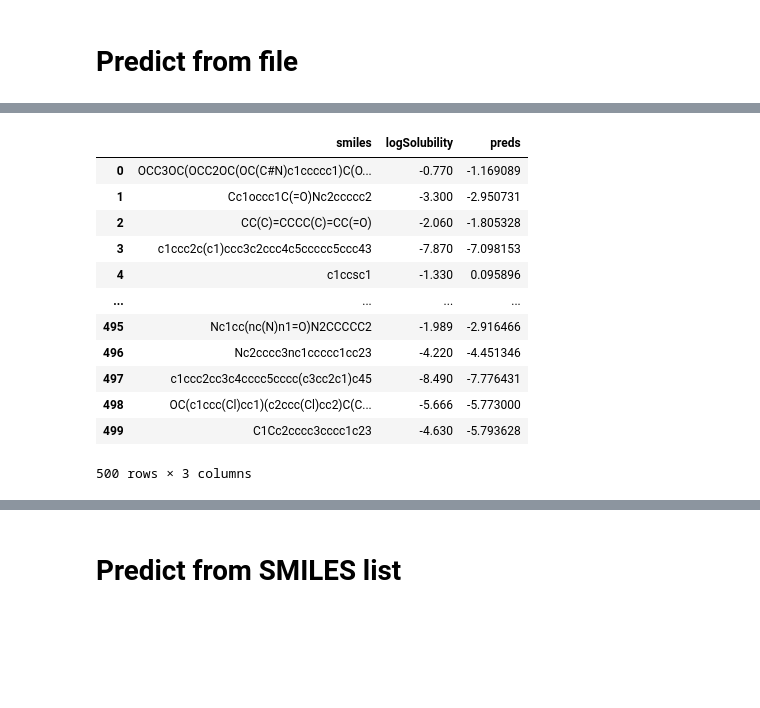
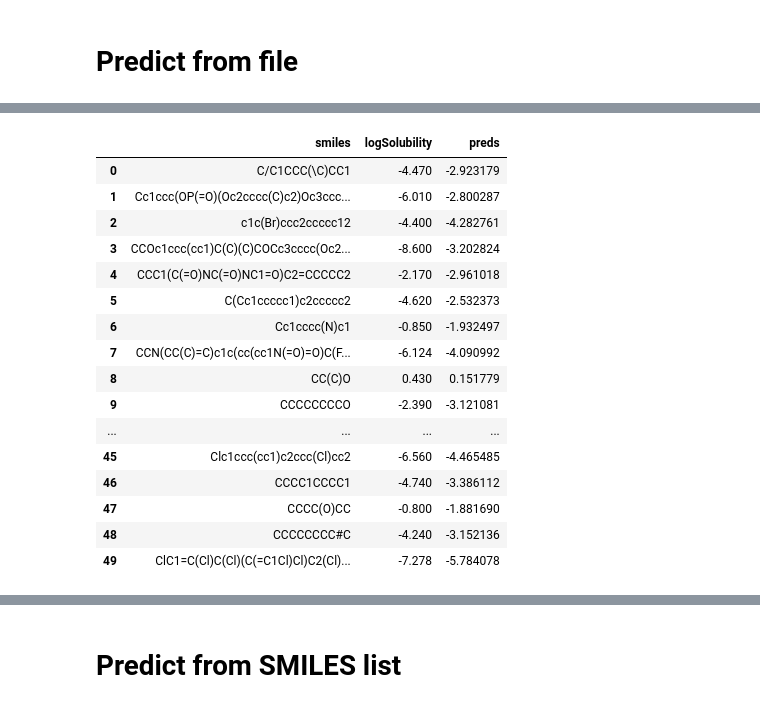
Before and after one commit to chemprop/chemprop, a Jupyter notebook: colab_demo.ipynb, the cells around one changed output, grey strips where cells are left out. Cells and saved outputs as stored; diff of their text form; code cells hidden in the pictures; blank space fills up the shorter version.

```diff
--- a/colab_demo.ipynb
+++ b/colab_demo.ipynb
@@ -73,9 +111,9 @@ Elapsed time = 0:00:21
 # Predict from file
 # %%
 arguments = [
-    '--test_path', 'tests/data/regression.csv',
-    '--preds_path', 'test_preds.csv',
-    '--checkpoint_dir', 'test_checkpoints'
+    '--test_path', 'test_checkpoints_reg/fold_0/test_smiles.csv',
+    '--preds_path', 'test_preds_reg.csv',
+    '--checkpoint_dir', 'test_checkpoints_reg'
 ]
 
 args = chemprop.args.PredictArgs().parse_args(arguments)
@@ -101,18 +139,22 @@ Elapsed time = 0:00:02
 # %%
-df = pd.read_csv('tests/data/regression.csv')
+df = pd.read_csv('test_checkpoints_reg/fold_0/test_full.csv')
 df['preds'] = [x[0] for x in preds]
 df
 # %% [output]
 |  | smiles | logSolubility | preds |
-| 0 | OCC3OC(OCC2OC(OC(C#N)c1ccccc1)C(O... | -0.770 | -1.169089 |
-| 1 | Cc1occc1C(=O)Nc2ccccc2 | -3.300 | -2.950731 |
-| 2 | CC(C)=CCCC(C)=CC(=O) | -2.060 | -1.805328 |
-| 3 | c1ccc2c(c1)ccc3c2ccc4c5ccccc5ccc43 | -7.870 | -7.098153 |
-| 4 | c1ccsc1 | -1.330 | 0.095896 |
+| 0 | C/C1CCC(\C)CC1 | -4.470 | -2.923179 |
+| 1 | Cc1ccc(OP(=O)(Oc2cccc(C)c2)Oc3ccc... | -6.010 | -2.800287 |
+| 2 | c1c(Br)ccc2ccccc12 | -4.400 | -4.282761 |
+| 3 | CCOc1ccc(cc1)C(C)(C)COCc3cccc(Oc2... | -8.600 | -3.202824 |
+| 4 | CCC1(C(=O)NC(=O)NC1=O)C2=CCCCC2 | -2.170 | -2.961018 |
+| 5 | C(Cc1ccccc1)c2ccccc2 | -4.620 | -2.532373 |
+| 6 | Cc1cccc(N)c1 | -0.850 | -1.932497 |
+| 7 | CCN(CC(C)=C)c1c(cc(cc1N(=O)=O)C(F... | -6.124 | -4.090992 |
+| 8 | CC(C)O | 0.430 | 0.151779 |
+| 9 | CCCCCCCCO | -2.390 | -3.121081 |
 | ... | ... | ... | ... |
-| 495 | Nc1cc(nc(N)n1=O)N2CCCCC2 | -1.989 | -2.916466 |
-| 496 | Nc2cccc3nc1ccccc1cc23 | -4.220 | -4.451346 |
-| 497 | c1ccc2cc3c4cccc5cccc(c3cc2c1)c45 | -8.490 | -7.776431 |
-| 498 | OC(c1ccc(Cl)cc1)(c2ccc(Cl)cc2)C(C... | -5.666 | -5.773000 |
-| 499 | C1Cc2cccc3cccc1c23 | -4.630 | -5.793628 |
+| 45 | Clc1ccc(cc1)c2ccc(Cl)cc2 | -6.560 | -4.465485 |
+| 46 | CCCC1CCCC1 | -4.740 | -3.386112 |
+| 47 | CCCC(O)CC | -0.800 | -1.881690 |
+| 48 | CCCCCCCC#C | -4.240 | -3.152136 |
+| 49 | ClC1=C(Cl)C(Cl)(C(=C1Cl)Cl)C2(Cl)... | -7.278 | -5.784078 |
-500 rows × 3 columns
```
Also changed, not shown: parts of 38 cells of this notebook.
